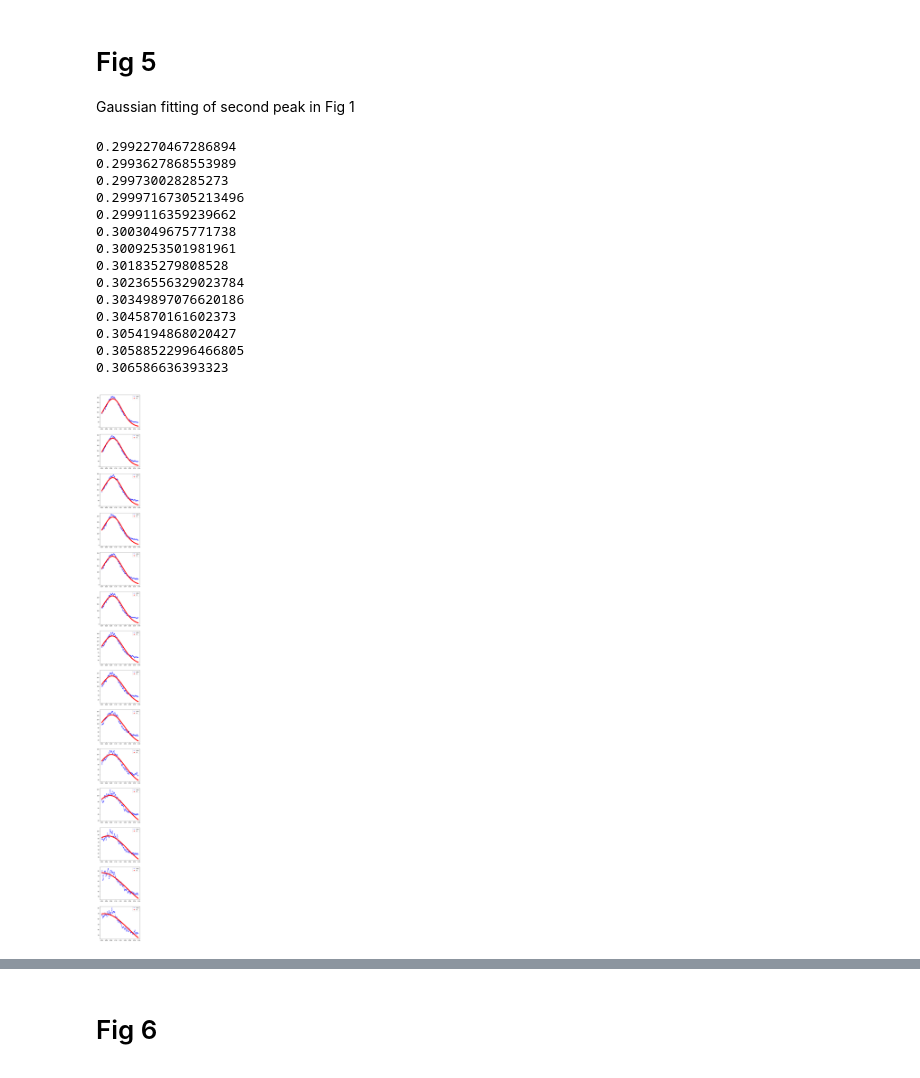
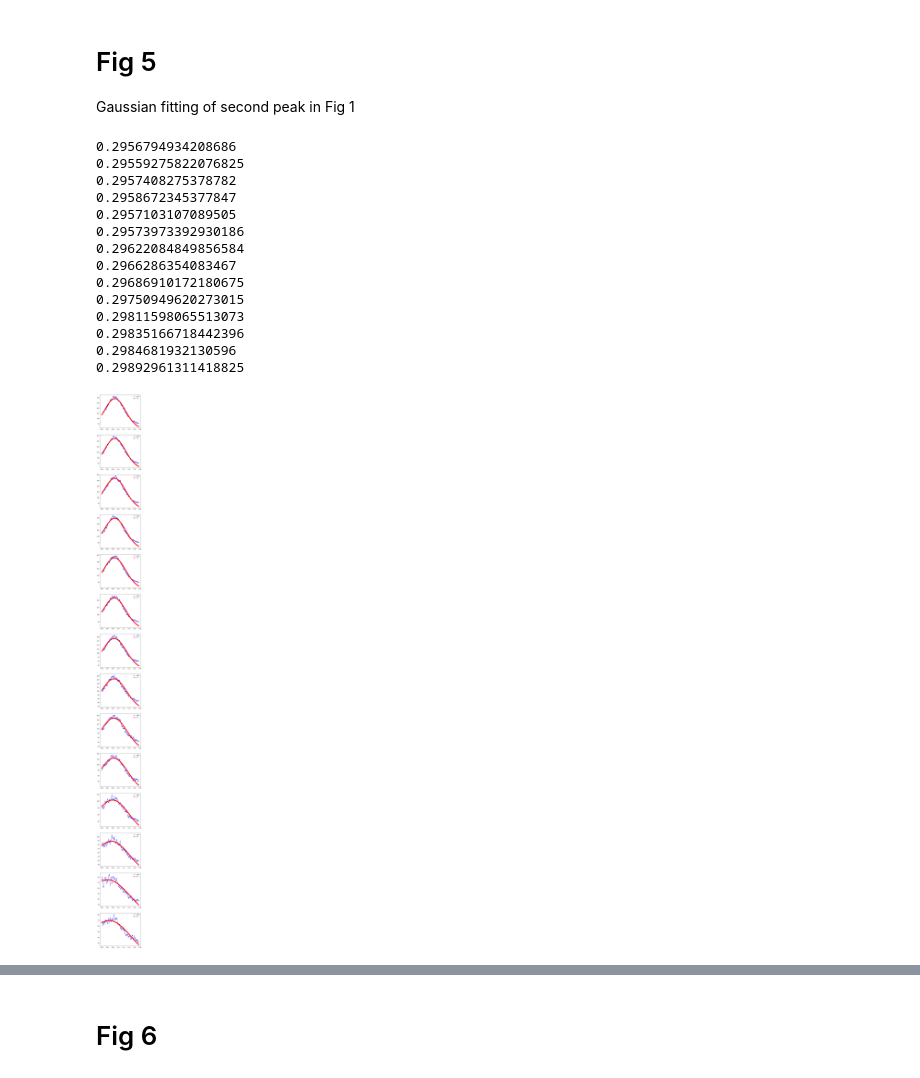
Before and after one commit to penguinlin777/data_processing, a Jupyter notebook: dandan_data_processing.ipynb, the cells around one changed output, grey strips where cells are left out. Cells and saved outputs as stored; diff of their text form; code cells hidden in the pictures.

```diff
--- a/dandan_data_processing.ipynb
+++ b/dandan_data_processing.ipynb
@@ -373,49 +373,49 @@ Gaussian fitting of second peak in Fig 1
 from scipy.optimize import curve_fit
 import warnings
 import numpy as np
 
 warnings.filterwarnings('ignore')
 
 def gaus(x, a, x0, sigma):
   return a * (1/(sigma * (np.sqrt(2*np.pi)))) *np.exp(-(x - x0)**2 / (2 * sigma**2))
 
 plt.figure(figsize=(6, 6 * len(df_list)))
 
 fit_opt = []  # fitting parameters
 
 for i, df in enumerate(df_list):
   START_REGION = 320
-  END_REGION  = 540
+  END_REGION  = 510
   plt.subplot(len(df_list), 1, i + 1)
   x = df.iloc[START_REGION: END_REGION, 3] * 10
   y = df.iloc[START_REGION: END_REGION, 1]
   n = len(x)
   mean = sum(x * y) / sum(y)
   sigma = np.sqrt(sum(y * (x - mean)**2) / sum(y))
 
   popt, pcov = curve_fit(gaus, x, y, p0=[1, mean, sigma])
   fit_opt.append(popt)
   # popt是优化之后的三个参数，直接带入gauss使用
   plt.plot(x, y, 'b+:', label='data')
   plt.plot(x, gaus(x, *popt), 'ro:', label='fit')
   print(mean)
   plt.legend()
 # %% [output]
-0.2992270467286894
-0.2993627868553989
-0.299730028285273
-0.29997167305213496
-0.2999116359239662
-0.3003049675771738
-0.3009253501981961
-0.301835279808528
-0.30236556329023784
-0.30349897076620186
-0.3045870161602373
-0.3054194868020427
-0.30588522996466805
-0.306586636393323
+0.2956794934208686
+0.29559275822076825
+0.2957408275378782
+0.2958672345377847
+0.2957103107089505
+0.29573973392930186
+0.29622084849856584
+0.2966286354083467
+0.29686910172180675
+0.29750949620273015
+0.29811598065513073
+0.29835166718442396
+0.2984681932130596
+0.29892961311418825
-[figure, old version]
+[figure, new version]
 # %%
 # 峰值的半峰宽度
 def peak(x, c):
```
Also changed, not shown: parts of 2 cells of this notebook.
